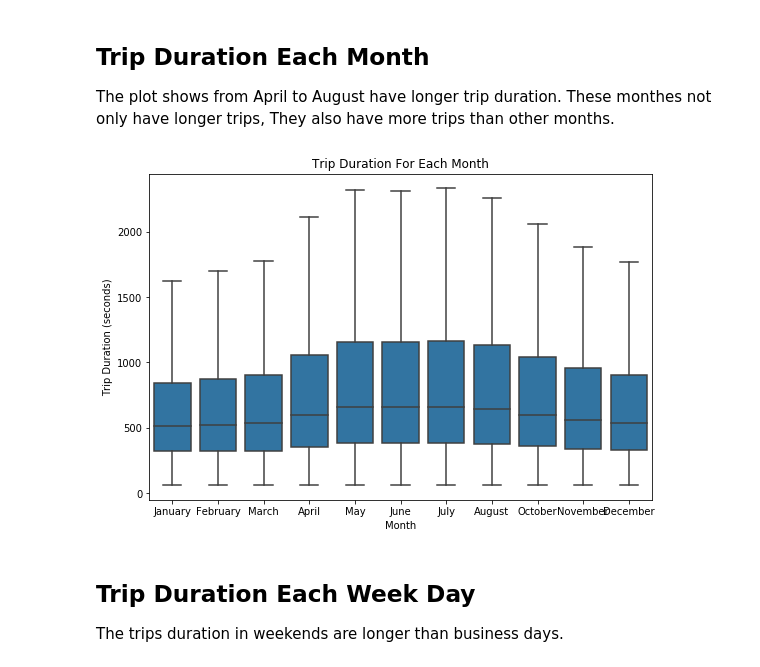
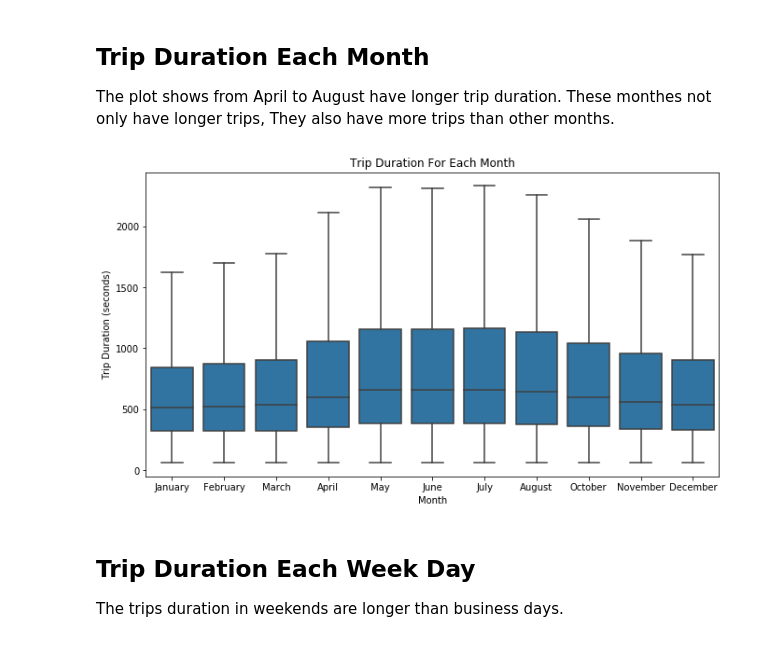
Before and after one commit to yousef5664/CityBike, a Jupyter notebook: explanatory.ipynb, the cells around one changed output. Drawn from its saved outputs; the diff is of its cells as text; code cells hidden in the pictures.

```diff
--- a/explanatory.ipynb
+++ b/explanatory.ipynb
@@ -148,15 +152,15 @@ plt.show()
 The plot shows from April to August have longer trip duration. These monthes not only have longer trips, They also have more trips than other months.
 # %%
 # let's plot the trip-duration for each month
-plt.figure(figsize=(9,6))
+plt.figure(figsize=(11,6))
 
 plt.title('Trip Duration For Each Month')
 sns.boxplot(df.month, df.tripduration, showfliers=False, order=month_order, color=base_color)
 plt.ylabel('Trip Duration (seconds)')
 plt.xlabel('Month')
 plt.show()
 # %% [output]
-[figure, old version]
+[figure, new version]
 # %% [markdown]
 ##  Trip Duration Each Week Day
 The trips duration in weekends are longer than business days.
```
Also changed, not shown: parts of 3 cells of this notebook, 1 other file.
